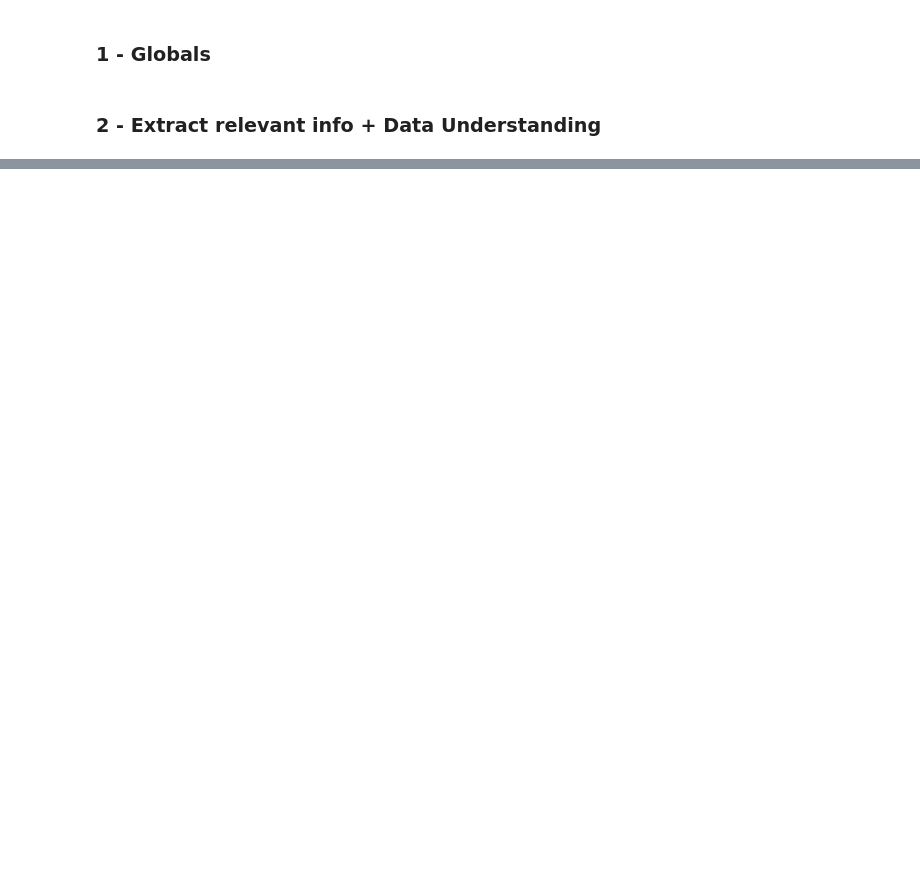
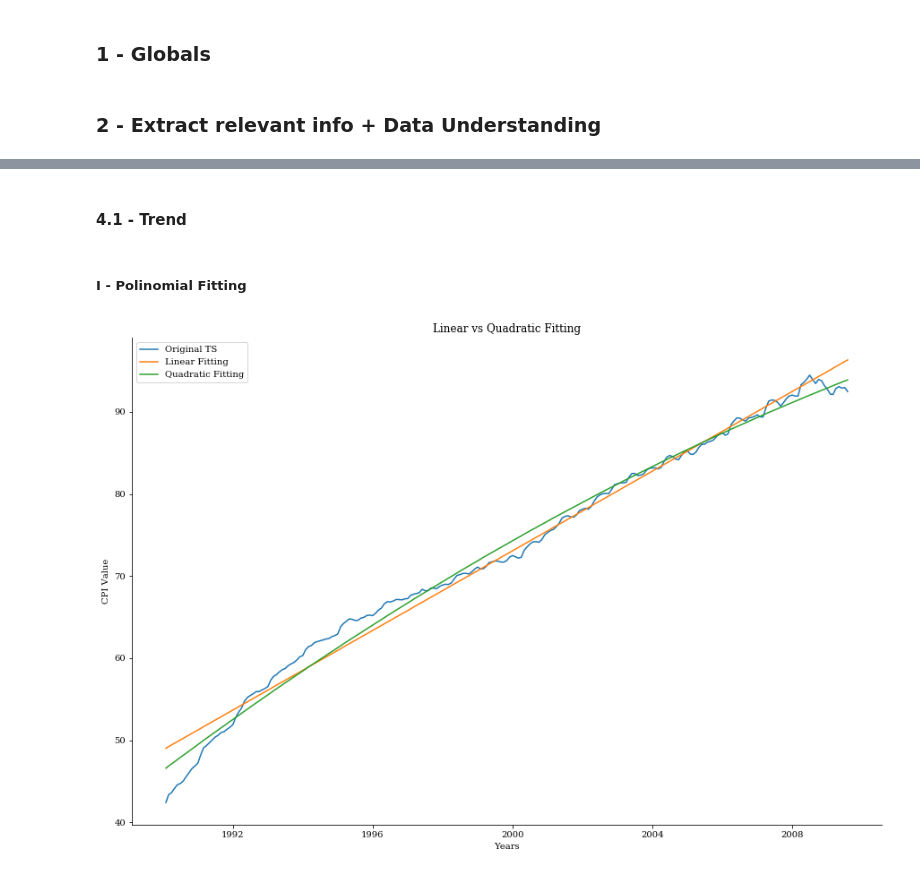
Before and after one commit to manelfideles/cpi-forecasting, a Jupyter notebook: src/main.ipynb, the cells around one changed output, grey strips where cells are left out. Cells and saved outputs as stored; diff of their text form; code cells hidden in the pictures; blank space fills up the shorter version.

```diff
--- a/src/main.ipynb
+++ b/src/main.ipynb
@@ -38,0 +138,2 @@ df: pd.DataFrame = getDataset(dataDir, settings)
+# %% [markdown]
+#### 4.1 - Trend
@@ -38,0 +144,30 @@ df: pd.DataFrame = getDataset(dataDir, settings)
+# %% [markdown]
+##### I - Polinomial Fitting
+# %%
+x = np.arange(len(tsTrain))
+# %%
+# Assuming a linear trend
+linearCoefs = np.polyfit(x, tsTrain, 1)
+linearValues = np.polyval(linearCoefs, x)
+linearTs = pd.Series(
+	data=linearValues,
+	index=tsTrain.index
+)
+# %%
+# Assuming a quadratic trend
+quadCoefs = np.polyfit(x, tsTrain, 2)
+quadValues = np.polyval(quadCoefs, x)
+quadTs = pd.Series(
+	data=quadValues,
+	index=tsTrain.index
+)
+# %%
+tsPlot(
+	[tsTrain, linearTs, quadTs],
+	title='Linear vs Quadratic Fitting',
+	xlabel='Years',
+	ylabel='CPI Value',
+	legend=['Original TS', 'Linear Fitting', 'Quadratic Fitting']
+)
+# %% [output]
+[figure, added]
```
Also changed, not shown: parts of 69 cells of this notebook, 8 other files.
